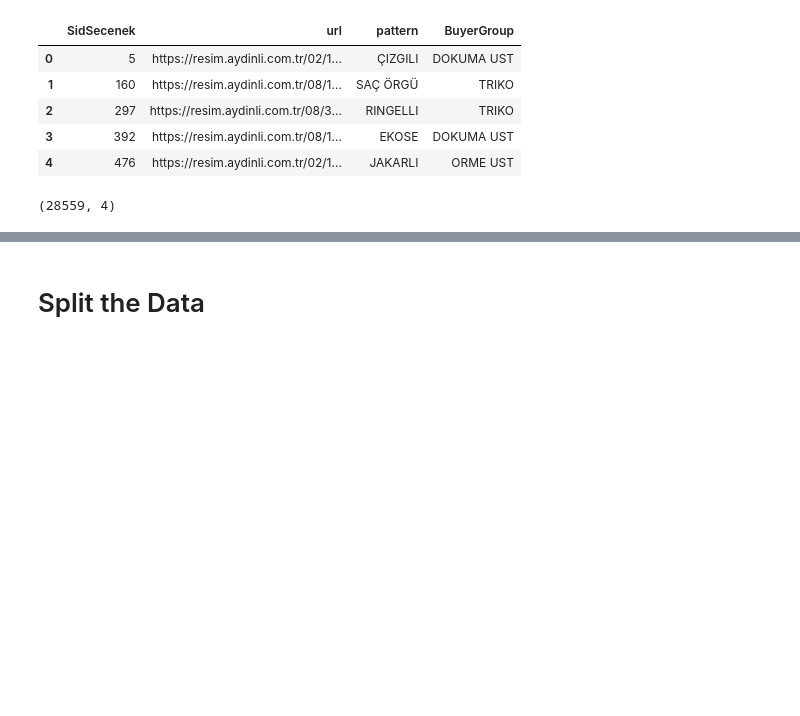
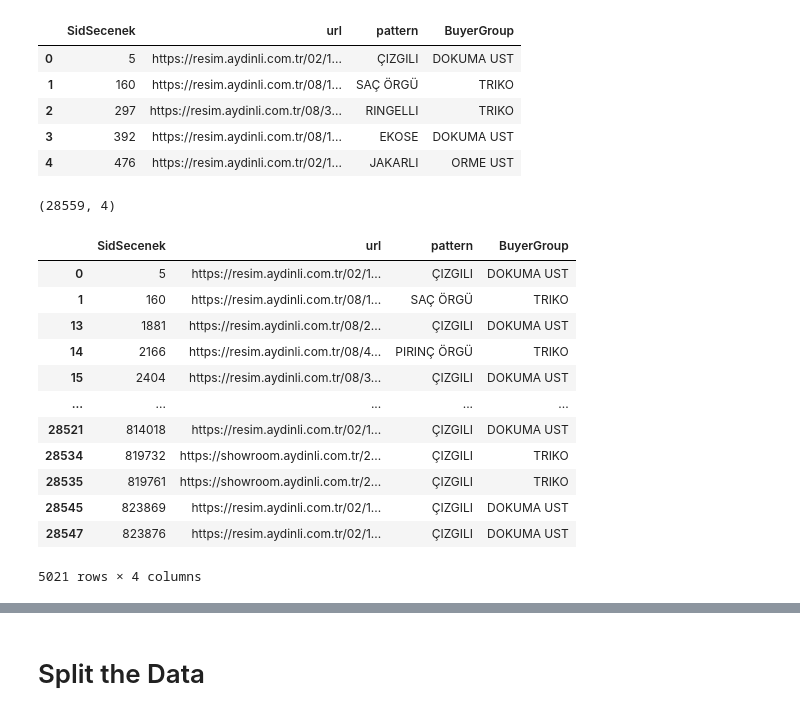
Before and after one commit to melihkacaman/pattern_classifier_module, a Jupyter notebook: notebooks/01 Get the Data.ipynb, the cells around one changed output, grey strips where cells are left out. Drawn from its saved outputs; the diff is of its cells as text; code cells hidden in the pictures; blank space fills up the shorter version.

```diff
--- a/notebooks/01 Get the Data.ipynb
+++ b/notebooks/01 Get the Data.ipynb
@@ -18,0 +90,17 @@ data.shape
+# %%
+errors = pd.read_csv("../data/fixed_ayd_errors.csv", index_col=0)
+errors
+# %% [output]
+|  | SidSecenek | url | pattern | BuyerGroup |
+| 0 | 5 | https://resim.aydinli.com.tr/02/1... | ÇIZGILI | DOKUMA UST |
+| 1 | 160 | https://resim.aydinli.com.tr/08/1... | SAÇ ÖRGÜ | TRIKO |
+| 13 | 1881 | https://resim.aydinli.com.tr/08/2... | ÇIZGILI | DOKUMA UST |
+| 14 | 2166 | https://resim.aydinli.com.tr/08/4... | PIRINÇ ÖRGÜ | TRIKO |
+| 15 | 2404 | https://resim.aydinli.com.tr/08/3... | ÇIZGILI | DOKUMA UST |
+| ... | ... | ... | ... | ... |
+| 28521 | 814018 | https://resim.aydinli.com.tr/02/1... | ÇIZGILI | DOKUMA UST |
+| 28534 | 819732 | https://showroom.aydinli.com.tr/2... | ÇIZGILI | TRIKO |
+| 28535 | 819761 | https://showroom.aydinli.com.tr/2... | ÇIZGILI | TRIKO |
+| 28545 | 823869 | https://resim.aydinli.com.tr/02/1... | ÇIZGILI | DOKUMA UST |
+| 28547 | 823876 | https://resim.aydinli.com.tr/02/1... | ÇIZGILI | DOKUMA UST |
+5021 rows × 4 columns
```
Also changed, not shown: parts of 9 cells of this notebook.
